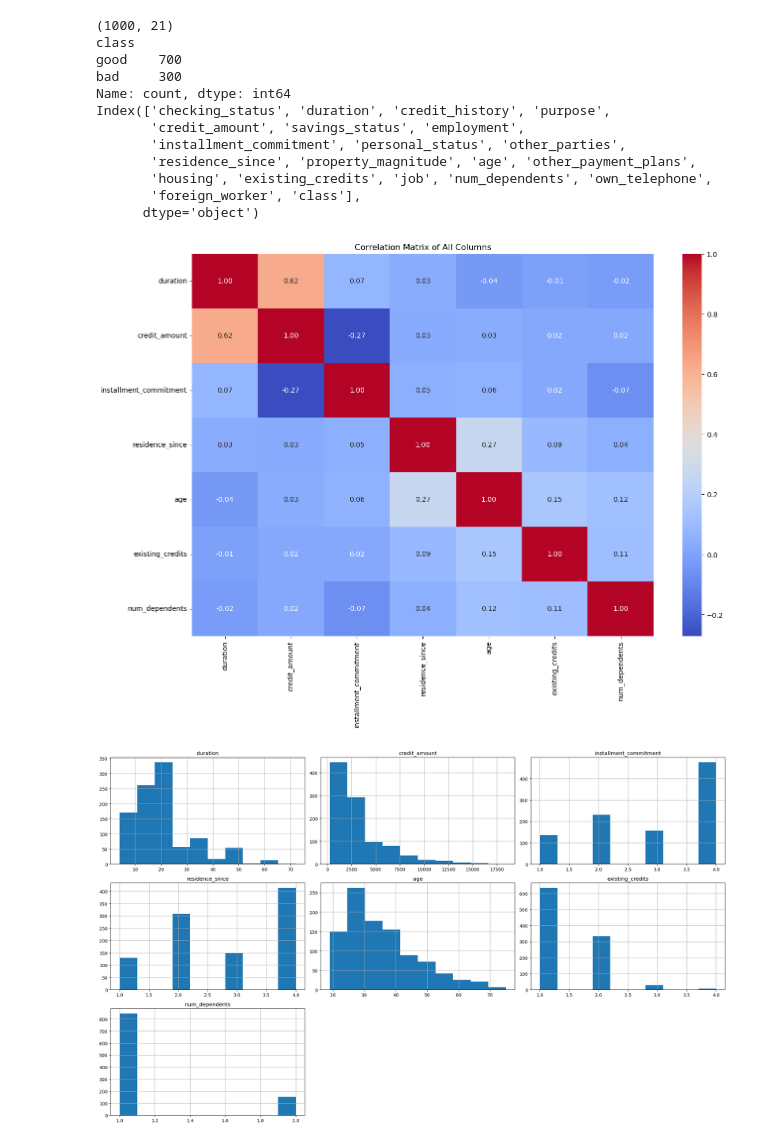
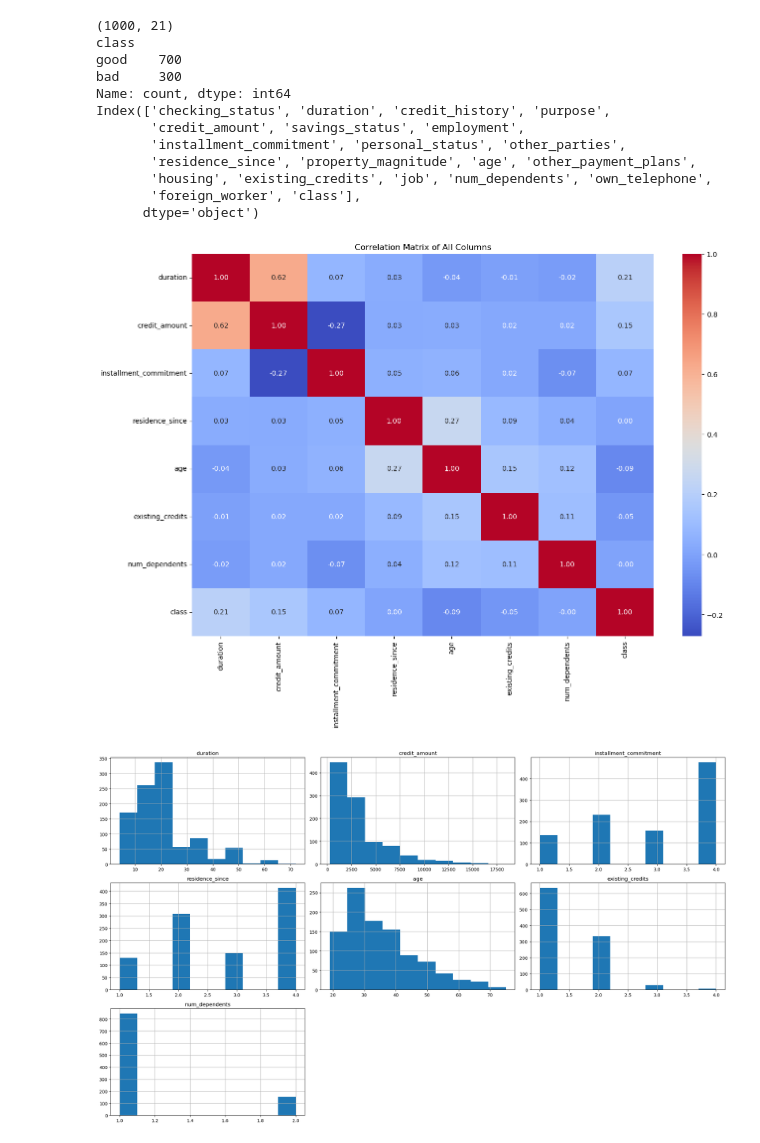
Before and after one commit to RobertGleison/cc18-analysis, a Jupyter notebook: analysis/analysis_exploration.ipynb, the cells around one changed output. Cells and saved outputs as stored; diff of their text form; code cells hidden in the pictures.

```diff
--- a/analysis/analysis_exploration.ipynb
+++ b/analysis/analysis_exploration.ipynb
@@ -544,13 +586,15 @@ Index(['checking_status', 'duration', 'credit_history', 'purpose',
       dtype='object')
 # %%
 numeric_cols = [column for column in dataset_31.columns if is_numerical(dataset_31[column])]
-correlation_matrix = dataset_31[numeric_cols].corr()
+numeric_cols_with_class = numeric_cols + ['class']
+dataset_31['class'] = dataset_31['class'].replace({'good': 1, 'bad': 2})
+correlation_matrix = dataset_31[numeric_cols_with_class].corr()
 plt.figure(figsize=(15, 10))
 sns.heatmap(correlation_matrix, annot=True, cmap='coolwarm', fmt=".2f")
 plt.title('Correlation Matrix of All Columns')
 plt.show()
 # %% [output]
-[figure, old version]
+[figure, new version]
 # %%
 dataset_31[numeric_cols].hist(figsize=(20, 12))
 plt.xlabel("Value")
```
Also changed, not shown: parts of 45 cells of this notebook, 3 other files.
